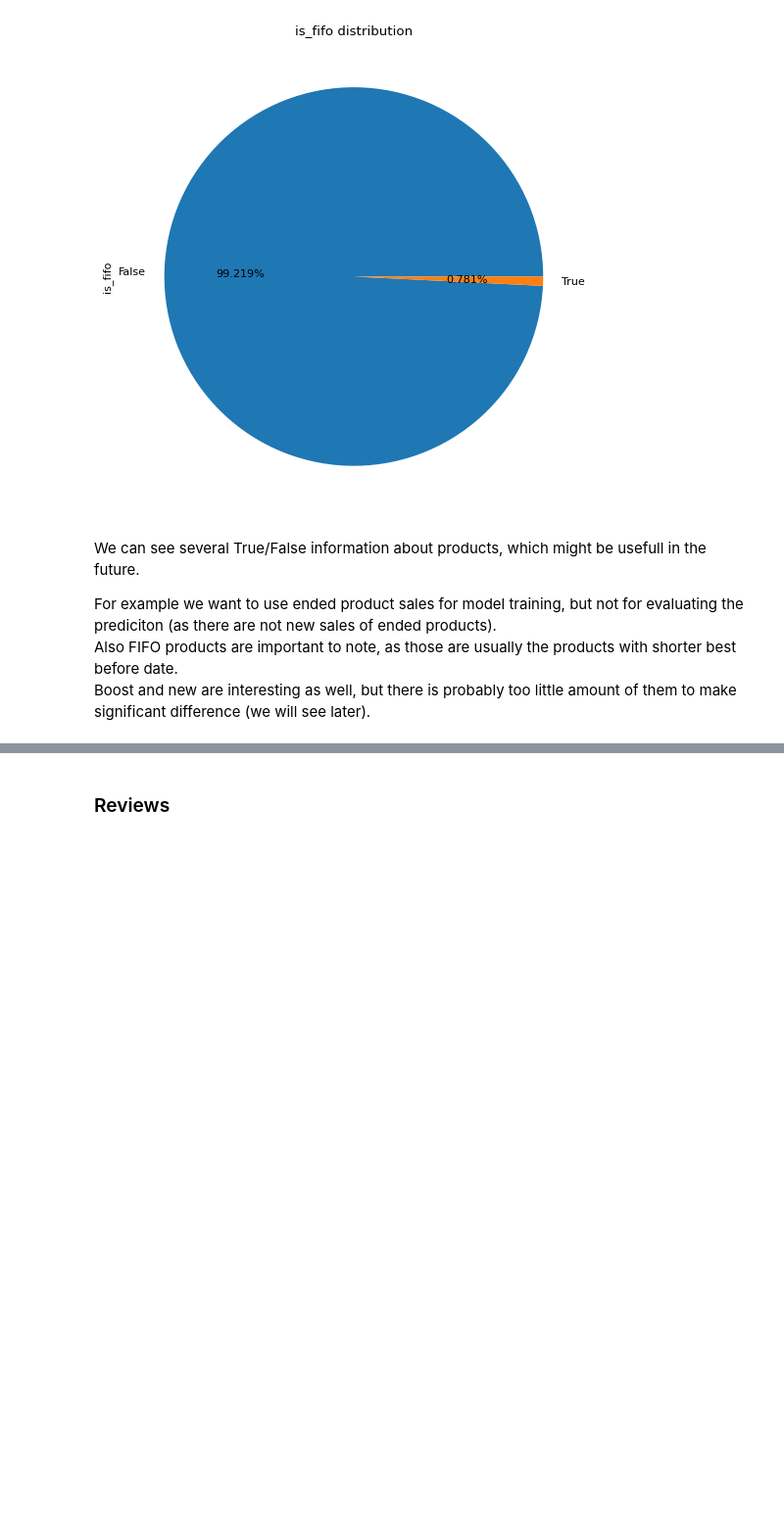
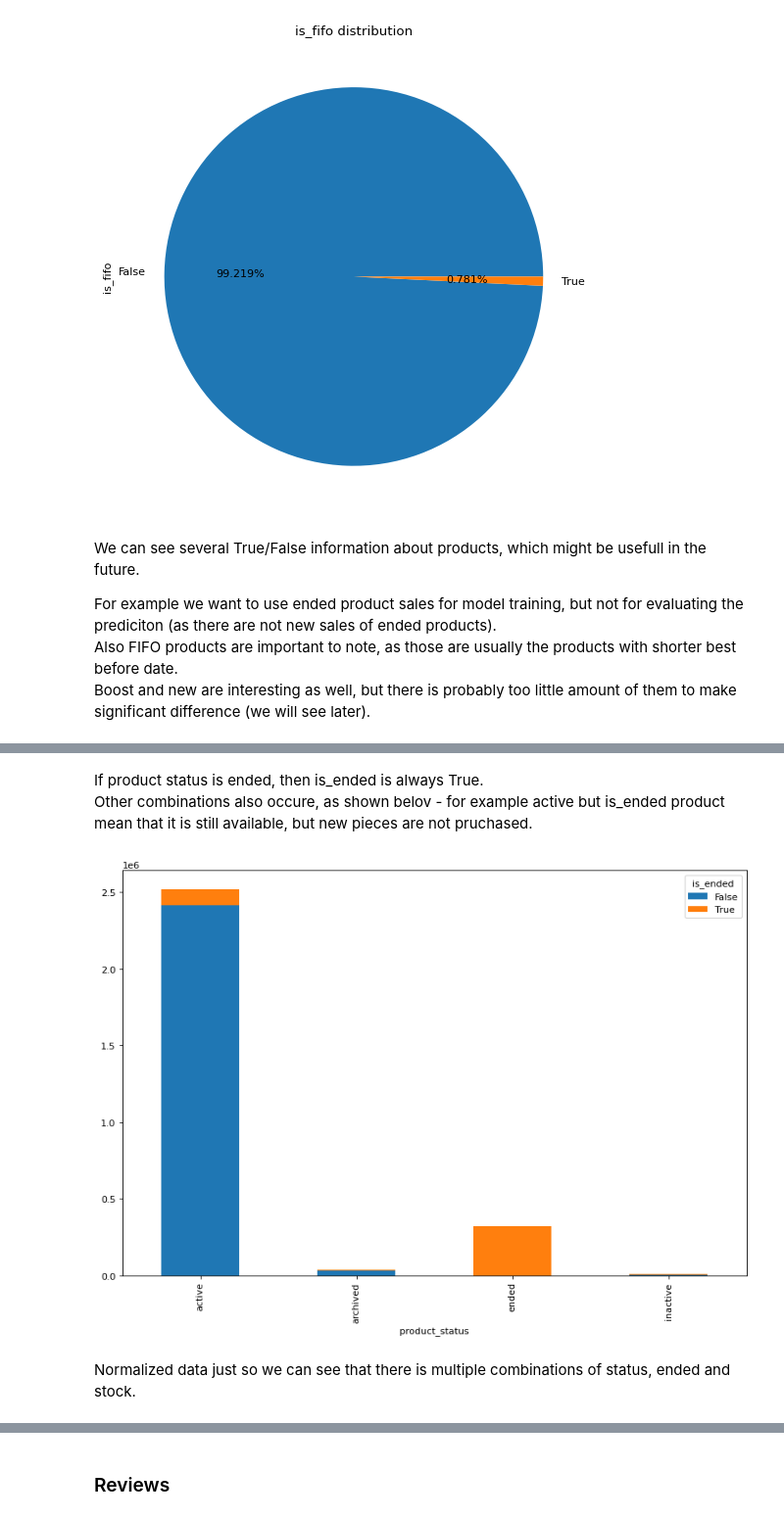
Before and after one commit to xSchon/BP, a Jupyter notebook: EDA.ipynb, the cells around one changed output, grey strips where cells are left out. Shown at 98% size. Cells and saved outputs as stored; diff of their text form; code cells hidden in the pictures; blank space fills up the shorter version.

```diff
--- a/EDA.ipynb
+++ b/EDA.ipynb
@@ -281,0 +293,10 @@ Boost and new are interesting as well, but there is probably too little amount o
+# %% [markdown]
+If product status is ended, then is_ended is always True. \
+Other combinations also occure, as shown belov - for example active but is_ended product mean that it is still available, but new pieces are not pruchased.
+# %%
+pd.crosstab(columns=data['is_ended'], index=data['product_status']).plot.bar(stacked=True)
+plt.show()
+# %% [output]
+[figure, added]
+# %% [markdown]
+Normalized data just so we can see that there is multiple combinations of status, ended and stock.
```
Also changed, not shown: parts of 25 cells of this notebook.
